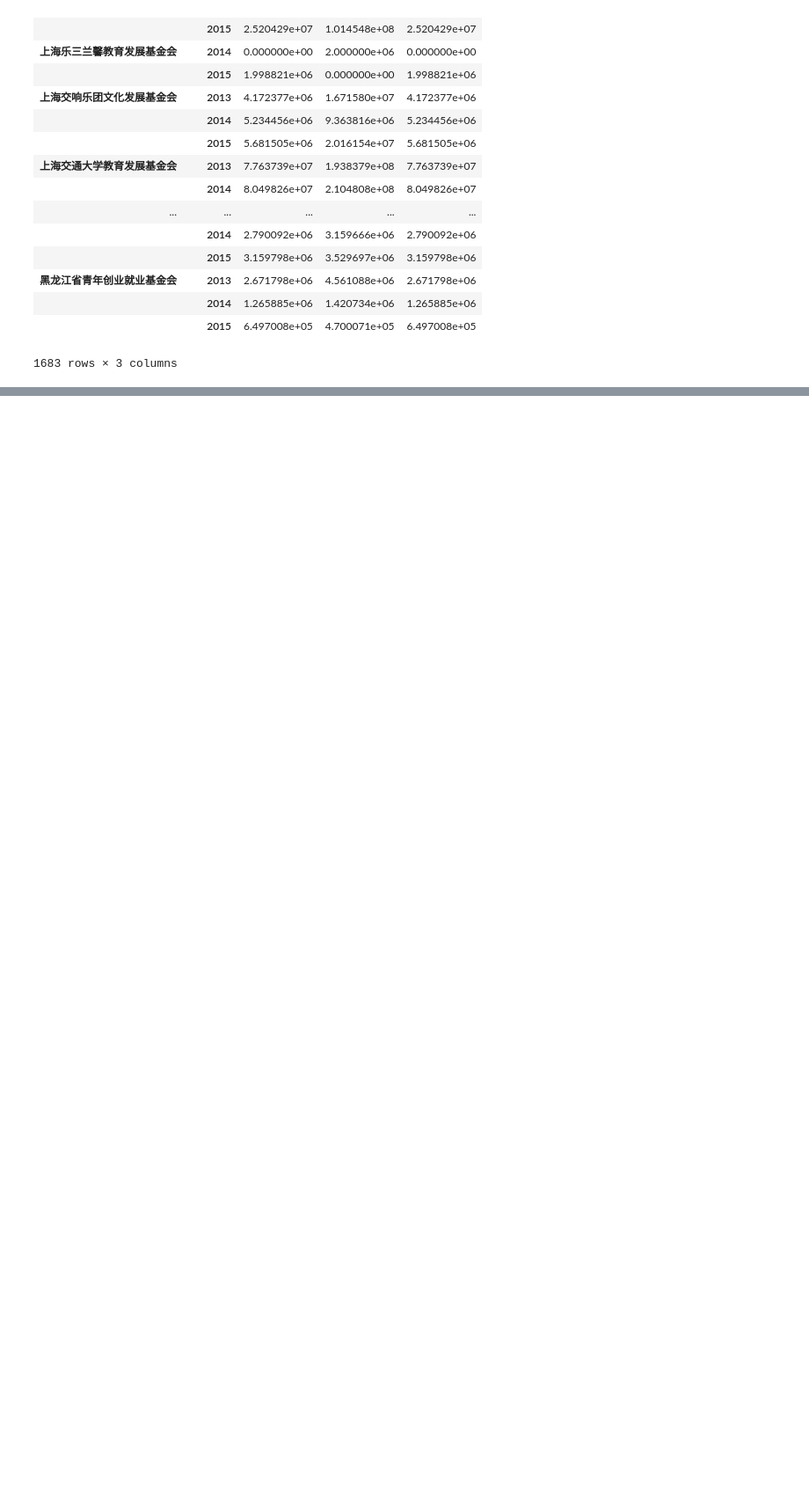
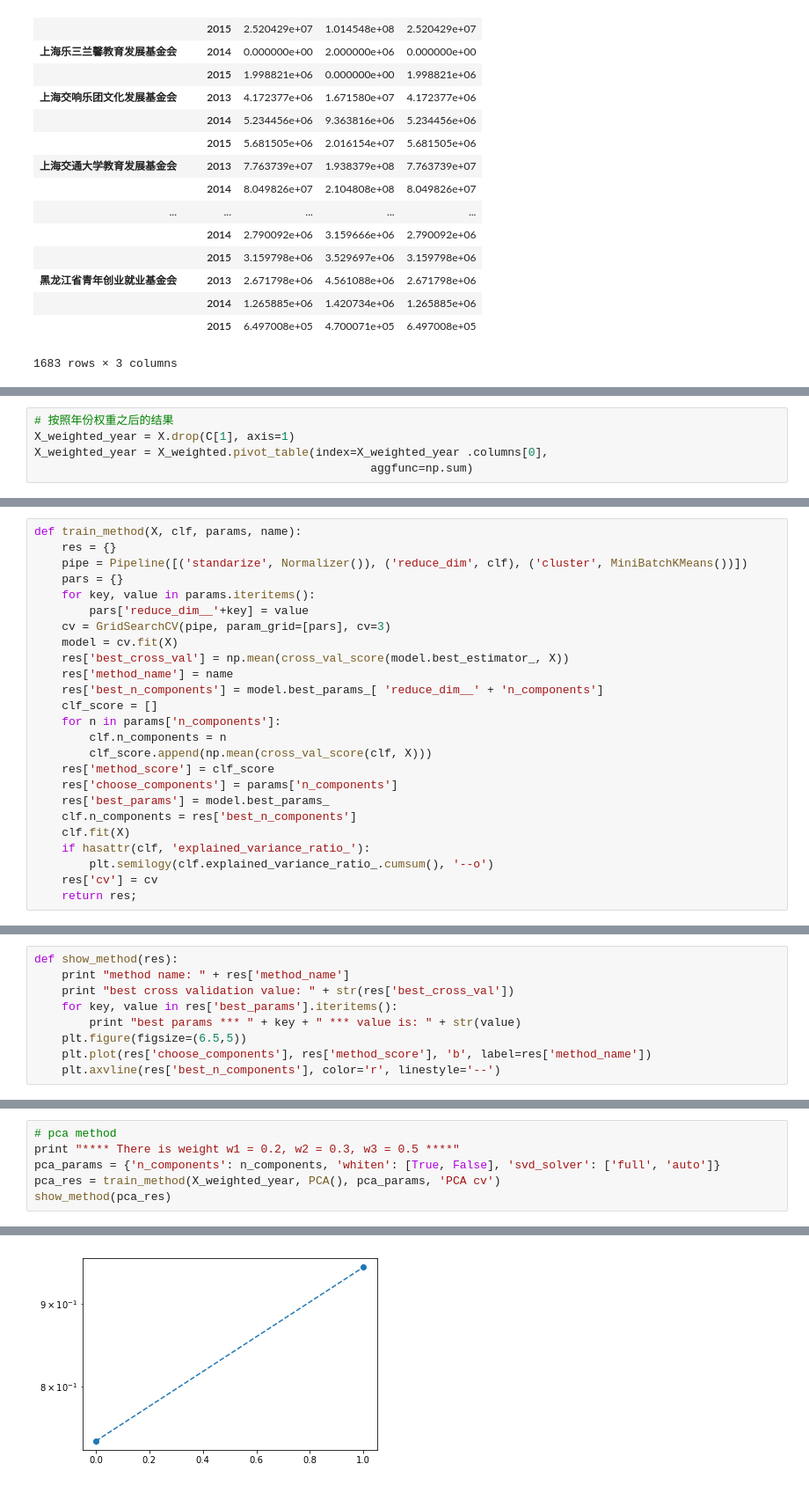
Before and after one commit to lq-yang/Songbird, a Jupyter notebook: chen_recsys.ipynb, the cells around one changed output, grey strips where cells are left out. Shown: that part at 88% size. Saved outputs shown, nothing was run; the diff lists cells and outputs as text; blank space fills up the shorter version.

```diff
--- a/chen_recsys.ipynb
+++ b/chen_recsys.ipynb
@@ -147,0 +154,5 @@ fin_data_year
+# %%
+# 按照年份权重之后的结果
+X_weighted_year = X.drop(C[1], axis=1)
+X_weighted_year = X_weighted.pivot_table(index=X_weighted_year .columns[0],
+                                                 aggfunc=np.sum)
@@ -147,0 +184,25 @@ fin_data_year
+# %%
+def train_method(X, clf, params, name):
+    res = {}
+    pipe = Pipeline([('standarize', Normalizer()), ('reduce_dim', clf), ('cluster', MiniBatchKMeans())])
+    pars = {}
+    for key, value in params.iteritems():
+        pars['reduce_dim__'+key] = value
+    cv = GridSearchCV(pipe, param_grid=[pars], cv=3)
+    model = cv.fit(X)
+    res['best_cross_val'] = np.mean(cross_val_score(model.best_estimator_, X))
+    res['method_name'] = name
+    res['best_n_components'] = model.best_params_[ 'reduce_dim__' + 'n_components']
+    clf_score = []
+    for n in params['n_components']:
+        clf.n_components = n
+        clf_score.append(np.mean(cross_val_score(clf, X)))
+    res['method_score'] = clf_score
+    res['choose_components'] = params['n_components']
+    res['best_params'] = model.best_params_
+    clf.n_components = res['best_n_components']
+    clf.fit(X)
+    if hasattr(clf, 'explained_variance_ratio_'):
+        plt.semilogy(clf.explained_variance_ratio_.cumsum(), '--o')
+    res['cv'] = cv
+    return res;
@@ -147,0 +228,9 @@ fin_data_year
+# %%
+def show_method(res):
+    print "method name: " + res['method_name']
+    print "best cross validation value: " + str(res['best_cross_val'])
+    for key, value in res['best_params'].iteritems():
+        print "best params *** " + key + " *** value is: " + str(value)
+    plt.figure(figsize=(6.5,5))
+    plt.plot(res['choose_components'], res['method_score'], 'b', label=res['method_name'])
+    plt.axvline(res['best_n_components'], color='r', linestyle='--')
@@ -147,0 +244,7 @@ fin_data_year
+# %%
+# pca method
+print "**** There is weight w1 = 0.2, w2 = 0.3, w3 = 0.5 ****"
+pca_params = {'n_components': n_components, 'whiten': [True, False], 'svd_solver': ['full', 'auto']}
+pca_res = train_method(X_weighted_year, PCA(), pca_params, 'PCA cv')
+show_method(pca_res)
+# %% [output]
@@ -147,0 +257 @@ fin_data_year
+[figure, added]
```
Also changed, not shown: parts of 91 cells of this notebook, 15 other files.
